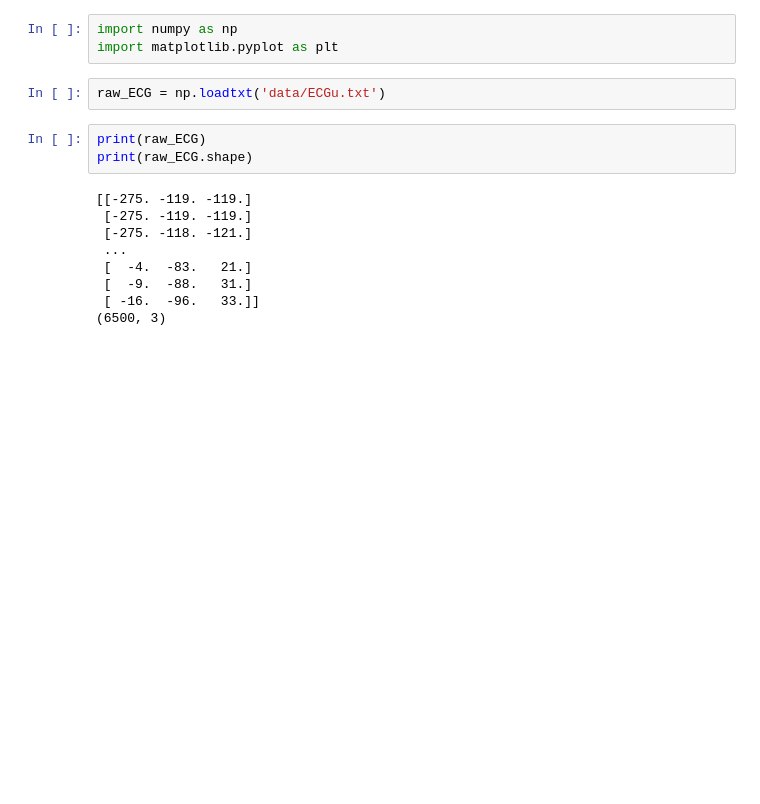
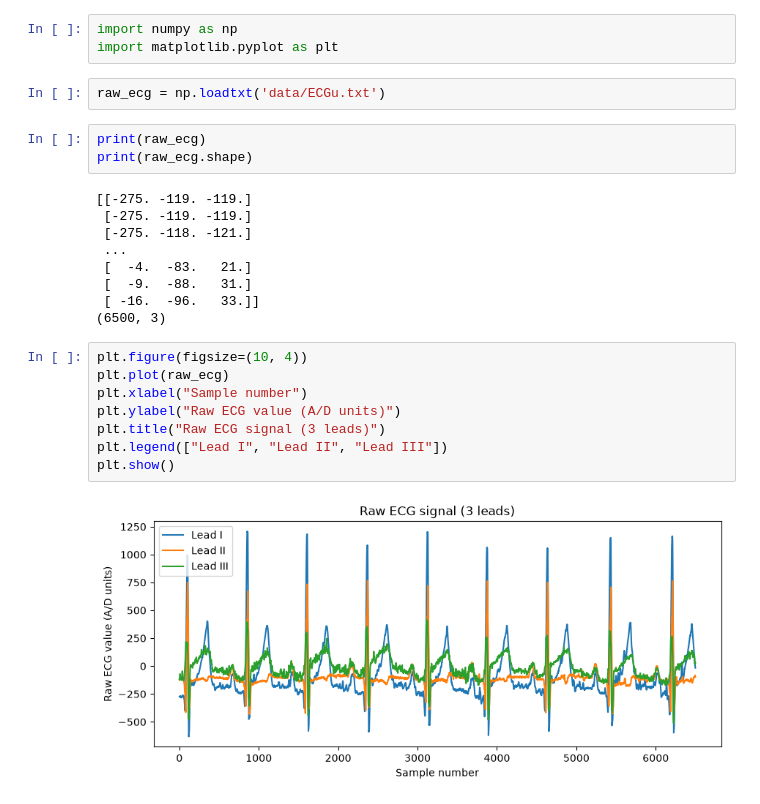
Before and after one commit to ChloeGil-student/Series01-Python, a Jupyter notebook: Series01-Python.ipynb, the cells around one changed output. Saved outputs shown, nothing was run; the diff lists cells and outputs as text; blank space fills up the shorter version.

Commit message:
Update Series01-Python.ipynb
Plot the raw ecg data

```diff
--- a/Series01-Python.ipynb
+++ b/Series01-Python.ipynb
@@ -31,10 +31,10 @@ Raw voltage values loaded from 'ECGu.txt'
 import numpy as np
 import matplotlib.pyplot as plt
 # %%
-raw_ECG = np.loadtxt('data/ECGu.txt')
+raw_ecg = np.loadtxt('data/ECGu.txt')
 # %%
-print(raw_ECG)
-print(raw_ECG.shape)
+print(raw_ecg)
+print(raw_ecg.shape)
 # %% [output]
 [[-275. -119. -119.]
  [-275. -119. -119.]
@@ -44,3 +44,13 @@ print(raw_ECG.shape)
  [  -9.  -88.   31.]
  [ -16.  -96.   33.]]
 (6500, 3)
+# %%
+plt.figure(figsize=(10, 4))
+plt.plot(raw_ecg)
+plt.xlabel("Sample number")
+plt.ylabel("Raw ECG value (A/D units)")
+plt.title("Raw ECG signal (3 leads)")
+plt.legend(["Lead I", "Lead II", "Lead III"])
+plt.show()
+# %% [output]
+[figure, added]
```
Also changed, not shown: parts of 3 cells of this notebook.
